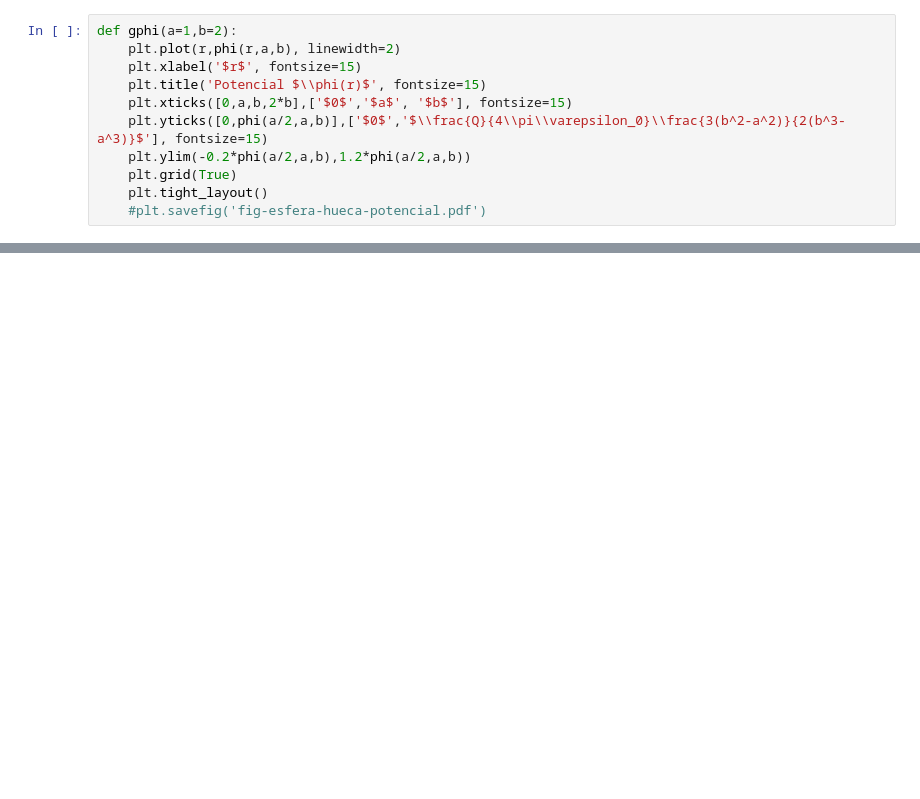
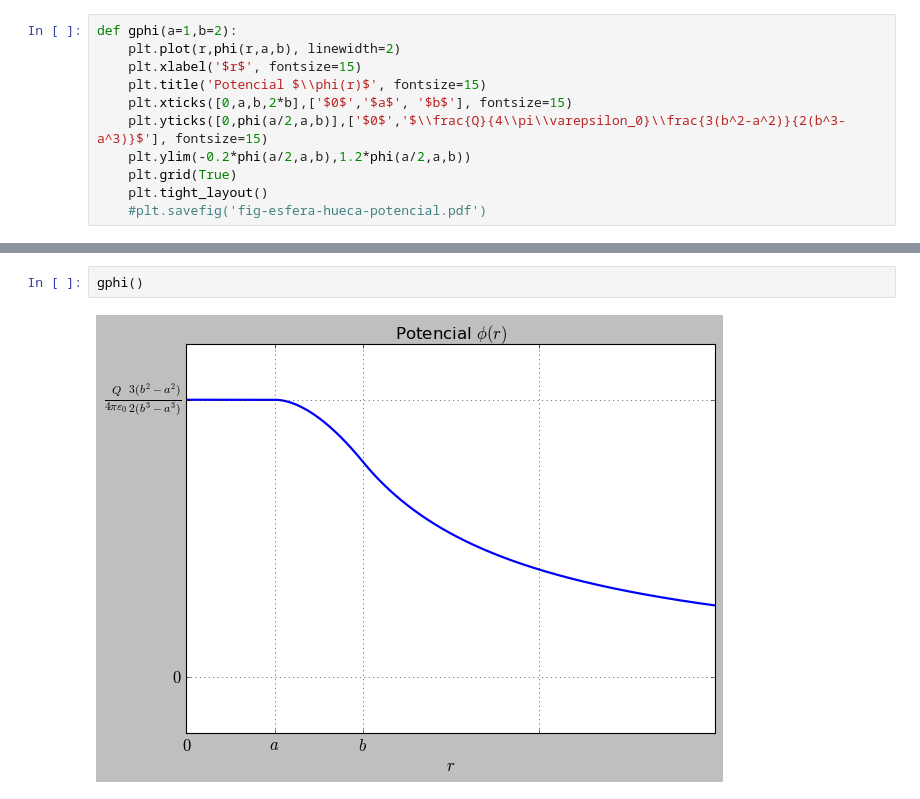
Before and after one commit to gfrubi/electrodinamica, a Jupyter notebook: notebooks/esfera-cargada.ipynb, the cells around one changed output, grey strips where cells are left out. Saved outputs shown, nothing was run; the diff lists cells and outputs as text; blank space fills up the shorter version.

```diff
--- a/notebooks/esfera-cargada.ipynb
+++ b/notebooks/esfera-cargada.ipynb
@@ -62,2 +70,6 @@ def gphi(a=1,b=2):
+# %%
+gphi()
+# %% [output]
+[figure, added]
 # %%
 interact(grho, a=(0,5,0.1), b=(0,5,0.1))
```
Also changed, not shown: parts of 7 cells of this notebook, 2 other files.
